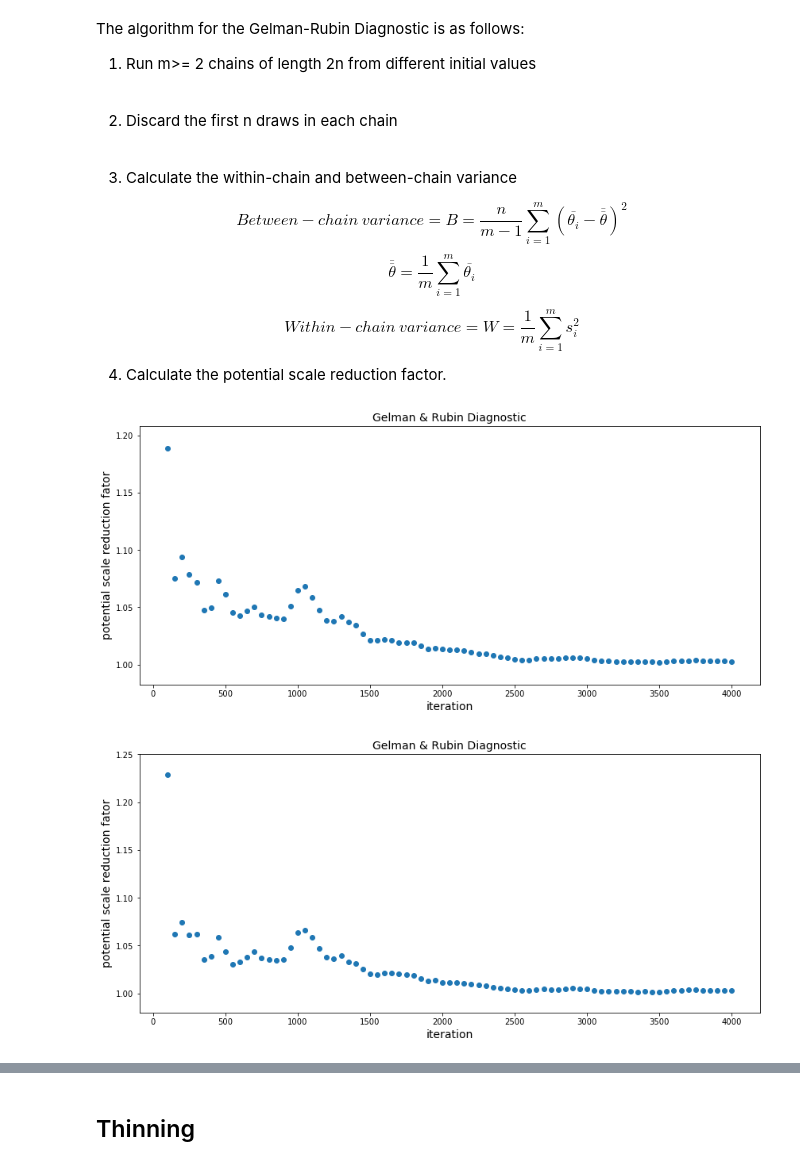
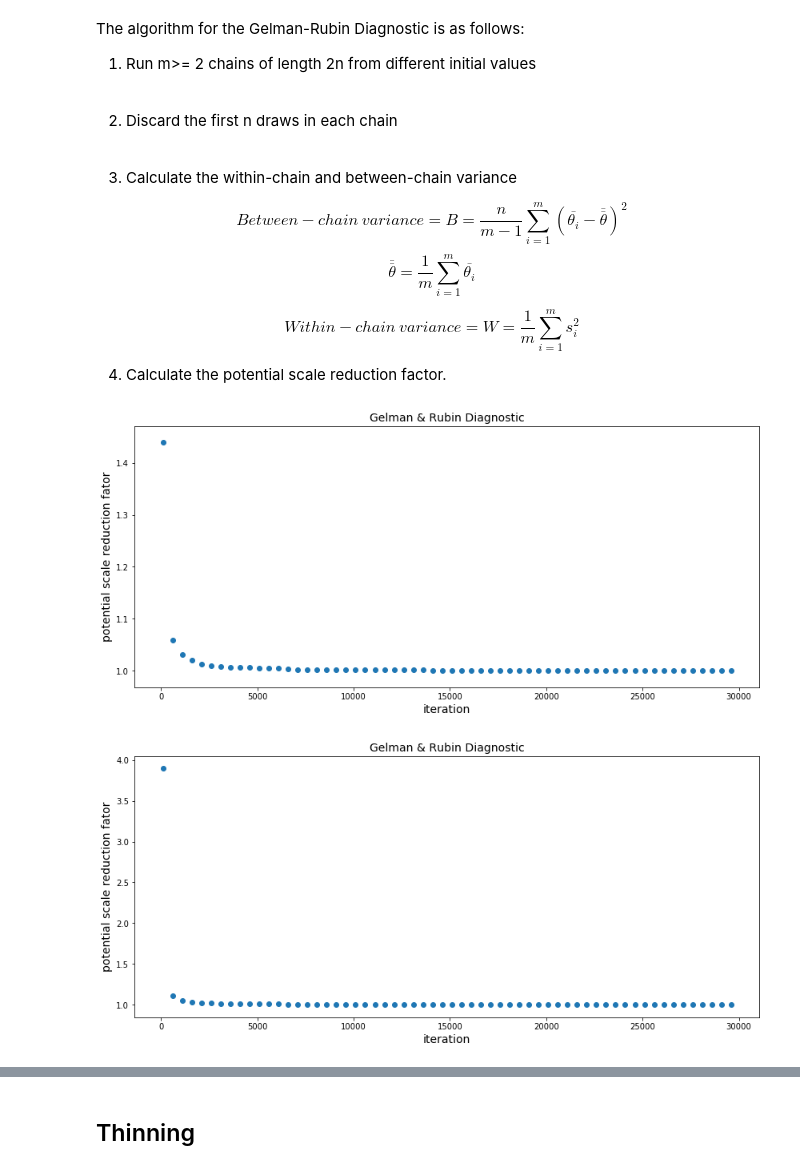
Before and after one commit to MingxuanZhang/MCMC_Tutorial, a Jupyter notebook: tutorial/part1/mcmc_tutorial_part1_new_version.ipynb, the cells around one changed output, grey strips where cells are left out. Drawn from its saved outputs; the diff is of its cells as text; code cells hidden in the pictures.

```diff
--- a/tutorial/part1/mcmc_tutorial_part1_new_version.ipynb
+++ b/tutorial/part1/mcmc_tutorial_part1_new_version.ipynb
@@ -67,10 +69,3 @@ For this example, we could use a uniform prior distribution, for $\alpha \in [0,
 <br>
 
 (**This part was adapted from practicum**)
-# %%
-def prior(parameters):
-    alpha, beta = parameters                # unpack the parameters
-    if 0 <= alpha <= 5 and 0 <= beta <= 15: # we want to make sure alpha and beta stay in the range.
-        return np.log((1/5)*(1/15))                # if it is true then we return the product of their pdf
-    else:
-        return -np.inf                           # if it is not true, we return 0
@@ -262,9 +252,9 @@ def psrf(sequences):
     W = W/m
     Var = (1-(1/n))*W + (B/n)
     return np.sqrt(Var/W)
-# %%
-GR_alpha = GR_diag(alpha, interval=50)
-GR_beta = GR_diag(beta, interval=50)
-# %% [output]
-[figure, removed]
-[figure, removed]
+# %%
+GR_alpha1 = GR_diag(alpha1, interval=500)
+GR_beta1 = GR_diag(beta1, interval=500)
+# %% [output]
+[figure, added]
+[figure, added]
```
Also changed, not shown: parts of 25 cells of this notebook, 6 other files.
